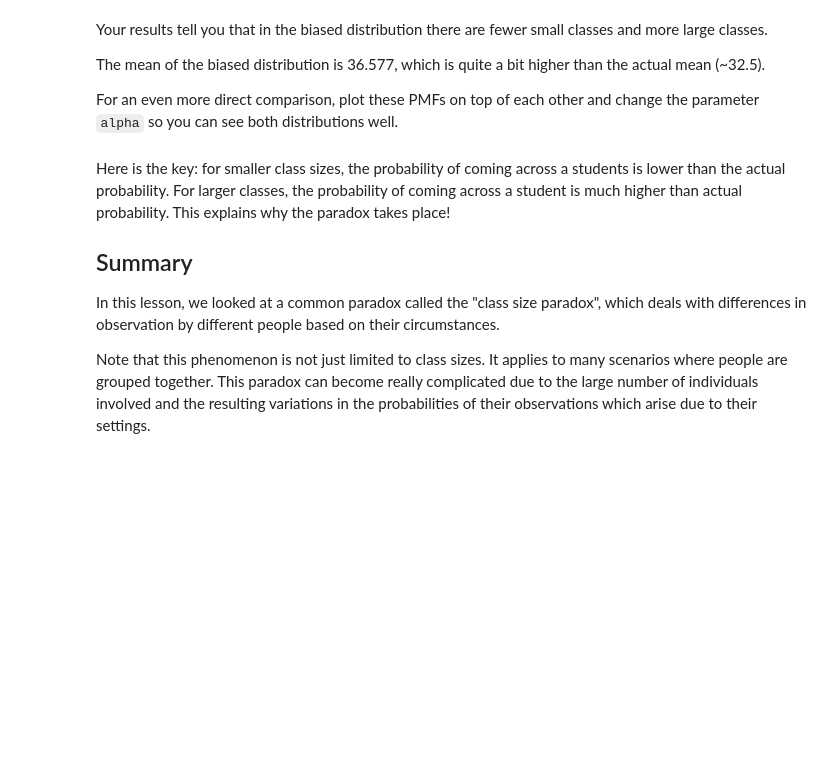
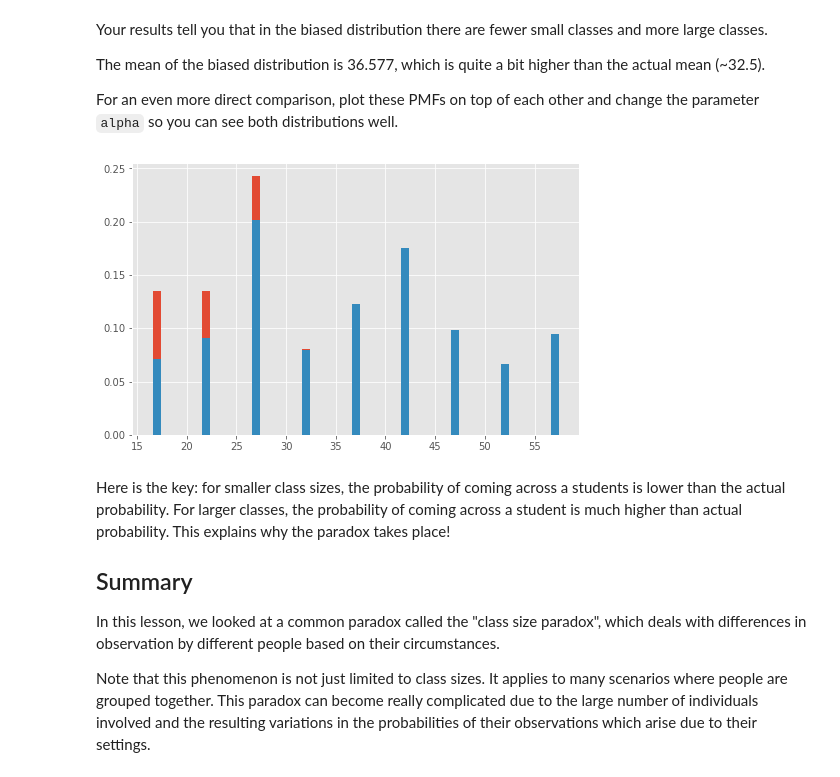
Before and after one commit to OsterMendel/dsc-probability-mass-function-lab-nyc-ds-021720, a Jupyter notebook: index.ipynb, the cells around one changed output. Drawn from its saved outputs; the diff is of its cells as text; code cells hidden in the pictures; blank space fills up the shorter version.

```diff
--- a/index.ipynb
+++ b/index.ipynb
@@ -189,11 +189,13 @@ For an even more direct comparison, plot these PMFs on top of each other and cha
 # %%
 # Plot pmfs overlapping
 plt.figure(figsize=(8, 5))
-new_figure = plt.figure(figsize=(14, 5.5))
+
 
 plt.bar(sizes,pmf);
 plt.bar(sizes,pmf2);
 plt.show()
+# %% [output]
+[figure, added]
 # %% [markdown]
 Here is the key: for smaller class sizes, the probability of coming across a students is lower than the actual probability. For larger classes, the probability of coming across a student is much higher than actual probability. This explains why the paradox takes place!
 
```
